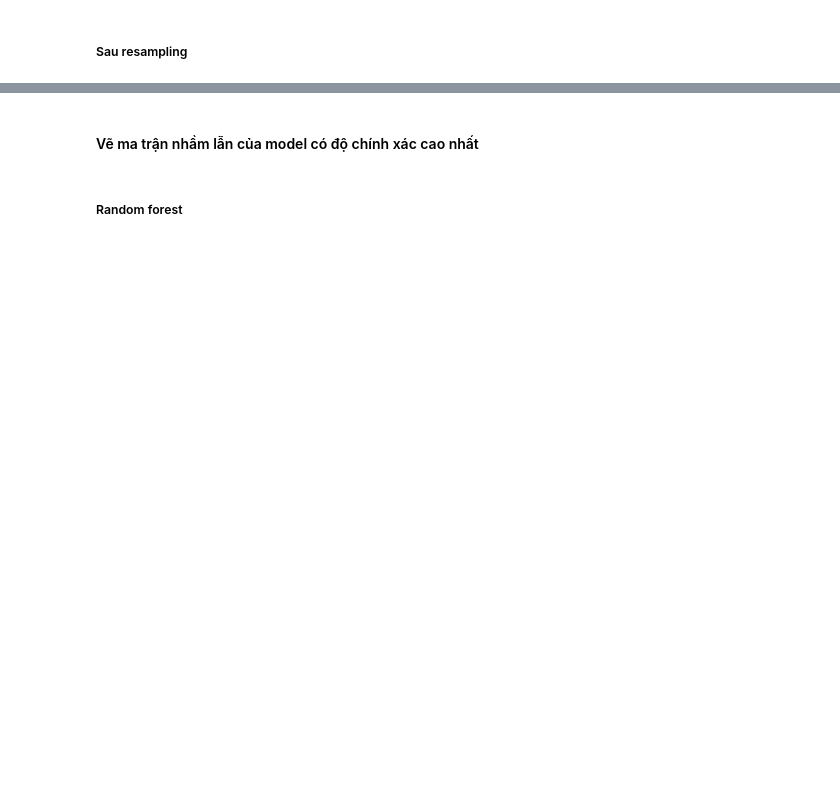
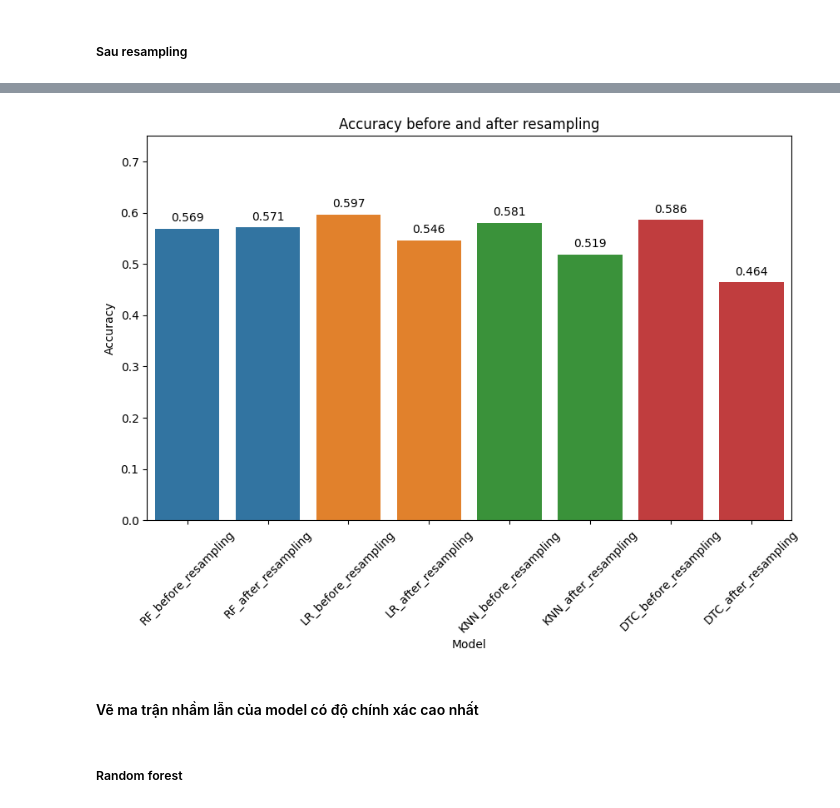
Before and after one commit to taiphanvan2k3/FootballPredict, a Jupyter notebook: src/train_model/Arsenal/train_model_new.ipynb, the cells around one changed output, grey strips where cells are left out. Drawn from its saved outputs; the diff is of its cells as text; code cells hidden in the pictures; blank space fills up the shorter version.

```diff
--- a/src/train_model/Arsenal/train_model_new.ipynb
+++ b/src/train_model/Arsenal/train_model_new.ipynb
@@ -499,19 +567,23 @@ RF: 0.5771421107628003
 # %% [markdown]
 ##### Trước resampling
 # %%
-with open('best_params/best_params_random_other.json', 'r') as f:
+with open('final_best_params/best_params_random_other.json', 'r') as f:
     best_params = json.load(f)
+    best_params["LR"].pop("class_weight", None)
+    best_params["KNN"].pop("class_weight", None)
+    best_params["DTC"].pop("class_weight", None)
+    print(best_params)
 
 # Assuming 'best_params' has been filled with the best parameters for each model from GridSearchCV or RandomizedSearchCV
 algorithms = [
-    ("LR", LogisticRegression(**best_params.get("LR", {}), random_state=42)),
+    ("LR", LogisticRegression(**best_params.get("LR", {}), random_state=seed)),
     ('KNN', KNeighborsClassifier(**best_params.get("KNN", {}))),
-    ("DTC", DecisionTreeClassifier(**best_params.get("DTC", {}), random_state=42)),
+    ("DTC", DecisionTreeClassifier(**best_params.get("DTC", {}), random_state=seed)),
 ]
 
 cv_results = {}
 for name, model in algorithms:
-    cv_scores = cross_val_score(model, X, y, cv=5)  # Thực hiện cross-validation với số lượng fold là 5
+    cv_scores = cross_val_score(model, X, y, cv=k_fold)  # Thực hiện cross-validation với số lượng fold là 5
     cv_results[name] = cv_scores.mean()  # Lưu kết quả trung bình của các fold
 
 # Hiển thị kết quả cross-validation
@@ -528,14 +601,16 @@ DTC: 0.598857142857143
 # %% [markdown]
 ##### Sau resampling
 # %%
-with open('best_params/best_params_random_other_balanced.json', 'r') as f:
+with open('final_best_params/best_params_random_other_balanced.json', 'r') as f:
     best_params = json.load(f)
+    best_params["LR"].setdefault("class_weight", "balanced")
+    best_params["DTC"].setdefault("class_weight", "balanced")
 
 # Assuming 'best_params' has been filled with the best parameters for each model from GridSearchCV or RandomizedSearchCV
 algorithms = [
-    ("LR", LogisticRegression(**best_params.get("LR", {}), random_state=42)),
+    ("LR", LogisticRegression(**best_params.get("LR", {}), random_state=seed)),
     ('KNN', KNeighborsClassifier(**best_params.get("KNN", {}))),
-    ("DTC", DecisionTreeClassifier(**best_params.get("DTC", {}), random_state=42)),
+    ("DTC", DecisionTreeClassifier(**best_params.get("DTC", {}), random_state=seed)),
 ]
 
 cv_results = {}
@@ -572,3 +643,46 @@ df.sort_values(by="score", ascending=False)
+# %%
+df = pd.DataFrame(algorithms_score_df)
+
+# Remove các hàng có cùng tên model
+df = df.drop_duplicates(subset=["model"])
+df["model"] = df["model"].str.replace("before_resampling", "_before_resampling")
+df["model"] = df["model"].str.replace("after_resampling", "_after_resampling")
+
+# Sắp xếp lại dữ liệu
+df.sort_values(by=["model", "score"], inplace=True, ascending=False)
+
+# Tạo một bảng màu tùy chỉnh cho các loại resampling
+palette = {
+    "RF_before_resampling": "C0",
+    "RF_after_resampling": "C0",
+    "LR_before_resampling": "C1",
+    "LR_after_resampling": "C1",
+    "KNN_before_resampling": "C2",
+    "KNN_after_resampling": "C2",
+    "DTC_before_resampling": "C3",
+    "DTC_after_resampling": "C3",
+}
+
+plt.figure(figsize=(10, 6))
+bar_plot = sns.barplot(x="model", y="score", data=df, palette=palette)
+plt.title("Accuracy before and after resampling")
+plt.ylabel("Accuracy")
+plt.xlabel("Model")
+plt.xticks(rotation=45)
+
+bar_plot.set_ylim(0, 0.75)
+
+# Thêm các con số lên trên các cột
+for p in bar_plot.patches:
+    bar_plot.annotate(format(p.get_height(), '.3f'),
+                      (p.get_x() + p.get_width() / 2., p.get_height()),
+                      ha = 'center', va = 'center',
+                      xytext = (0, 9),
+                      textcoords = 'offset points')
+
+plt.show()
+# %% [output]
+[figure, added]
 # %% [markdown]
 #### Vẽ ma trận nhầm lẫn của model có độ chính xác cao nhất
 # %%
```
Also changed, not shown: parts of 30 cells of this notebook, 9 other files.
